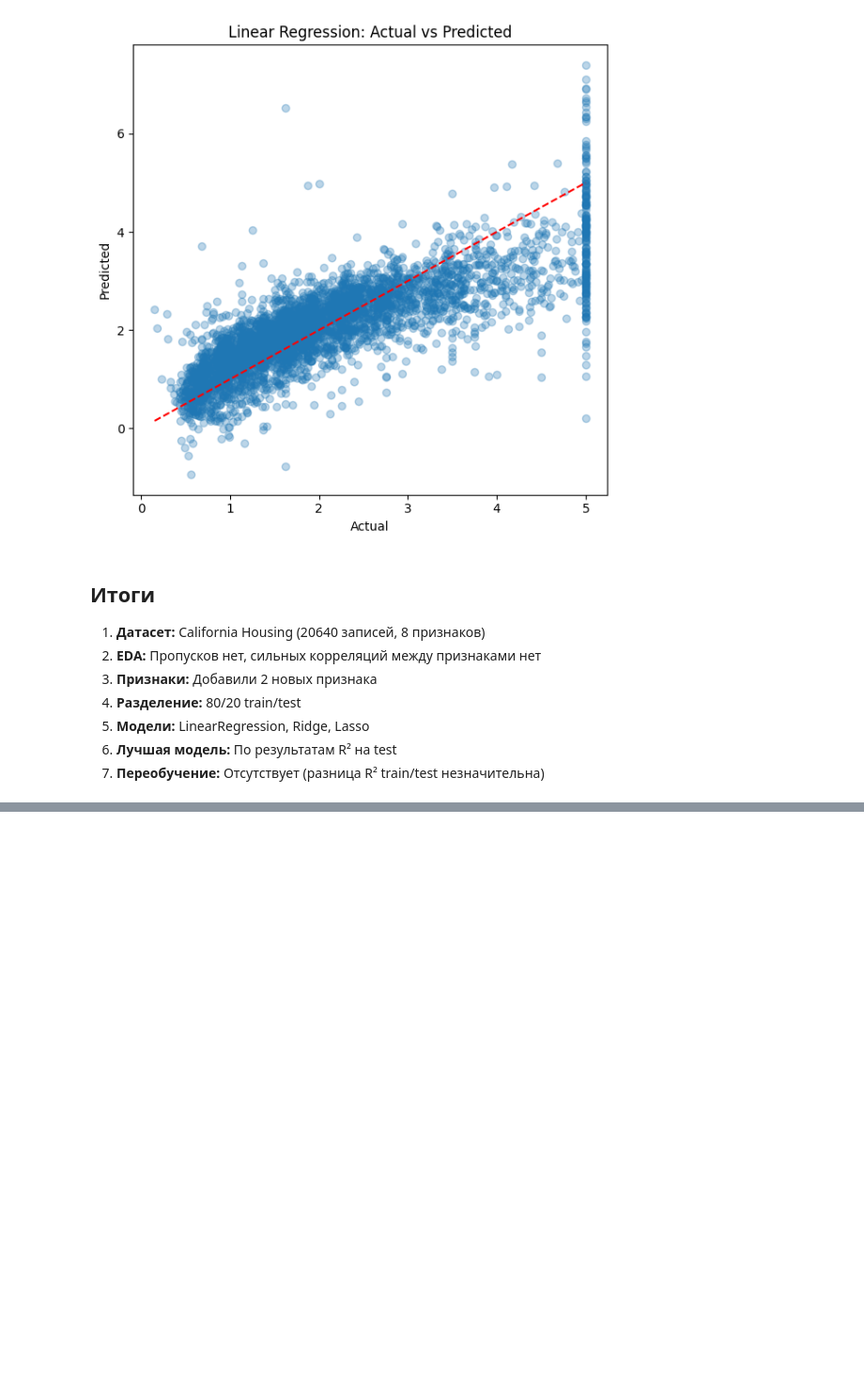
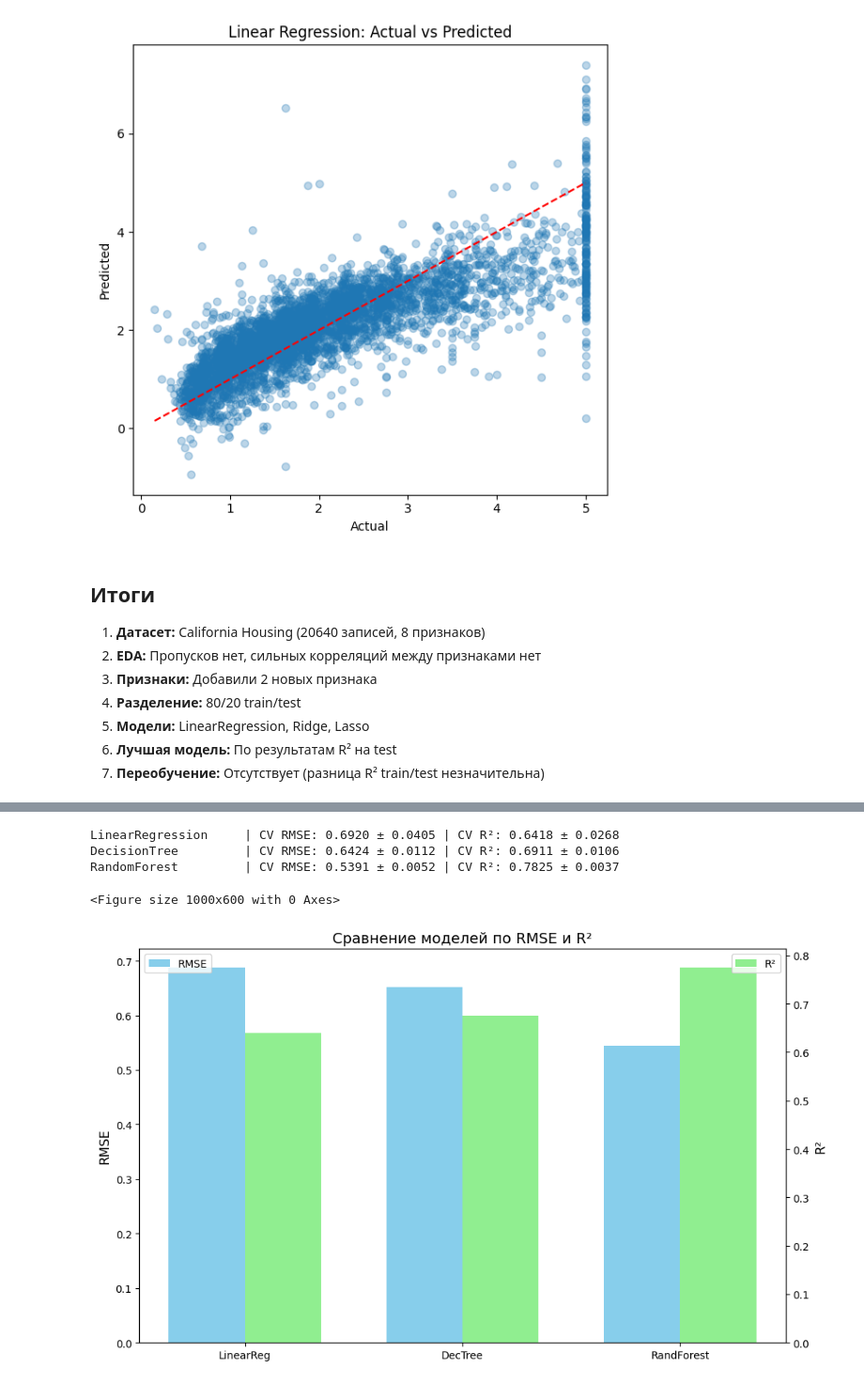
Before and after one commit to Elate11/ml-course-homeworks, a Jupyter notebook: hw_04_linear/ml_hw4_linear_regression.ipynb, the cells around one changed output, grey strips where cells are left out. Shown at 94% size. Drawn from its saved outputs; the diff is of its cells as text; code cells hidden in the pictures; blank space fills up the shorter version.

```diff
--- a/hw_04_linear/ml_hw4_linear_regression.ipynb
+++ b/hw_04_linear/ml_hw4_linear_regression.ipynb
@@ -198,0 +251,4 @@ plt.show()
+# %%
+lr_unscaled = LinearRegression()
+lr_unscaled.fit(X_train, y_train)
+results_trees.append(evaluate_and_print(lr_unscaled, X_test, y_test, 'LinearRegression (unscaled)'))
@@ -198,0 +260,2 @@ plt.show()
+# %%
+results_trees.append(evaluate_and_print(dt_model, X_test_tree, y_test, 'DecisionTree'))
@@ -198,0 +267,2 @@ plt.show()
+# %%
+results_trees.append(evaluate_and_print(rf_model, X_test_tree, y_test, 'RandomForest'))
@@ -198,0 +274,4 @@ plt.show()
+# %%
+results_trees_df = pd.DataFrame(results_trees)
+print("\n Сводная таблица метрик:")
+display(results_trees_df.sort_values('R2', ascending=False))
@@ -198,0 +294,46 @@ plt.show()
+# %%
+for name, model in models_cv:
+
+    scores_mse = -cross_val_score(model, X_train_tree, y_train, cv=cv_folds, scoring='neg_mean_squared_error')
+    scores_r2 = cross_val_score(model, X_train_tree, y_train, cv=cv_folds, scoring='r2')
+
+    rmse_cv = np.sqrt(scores_mse.mean())
+    r2_cv = scores_r2.mean()
+
+    print(f"{name:20s} | CV RMSE: {rmse_cv:.4f} ± {np.sqrt(scores_mse.var()):.4f} | CV R²: {r2_cv:.4f} ± {scores_r2.std():.4f}")
+# %% [output]
+LinearRegression     | CV RMSE: 0.6920 ± 0.0405 | CV R²: 0.6418 ± 0.0268
+DecisionTree         | CV RMSE: 0.6424 ± 0.0112 | CV R²: 0.6911 ± 0.0106
+RandomForest         | CV RMSE: 0.5391 ± 0.0052 | CV R²: 0.7825 ± 0.0037
+# %%
+plt.figure(figsize=(10, 6))
+
+models_names = ['LinearReg', 'DecTree', 'RandForest']
+rmse_vals = [results_trees_df[results_trees_df['Model']=='LinearRegression (unscaled)']['RMSE'].values[0],
+             results_trees_df[results_trees_df['Model']=='DecisionTree']['RMSE'].values[0],
+             results_trees_df[results_trees_df['Model']=='RandomForest']['RMSE'].values[0]]
+r2_vals = [results_trees_df[results_trees_df['Model']=='LinearRegression (unscaled)']['R2'].values[0],
+           results_trees_df[results_trees_df['Model']=='DecisionTree']['R2'].values[0],
+           results_trees_df[results_trees_df['Model']=='RandomForest']['R2'].values[0]]
+
+x = np.arange(len(models_names))
+width = 0.35
+
+fig, ax1 = plt.subplots(figsize=(10, 6))
+bars1 = ax1.bar(x - width/2, rmse_vals, width, label='RMSE', color='skyblue')
+ax1.set_ylabel('RMSE', fontsize=12)
+ax1.set_title('Сравнение моделей по RMSE и R²', fontsize=14)
+ax1.set_xticks(x)
+ax1.set_xticklabels(models_names)
+ax1.legend(loc='upper left')
+
+ax2 = ax1.twinx()
+bars2 = ax2.bar(x + width/2, r2_vals, width, label='R²', color='lightgreen')
+ax2.set_ylabel('R²', fontsize=12)
+ax2.legend(loc='upper right')
+
+plt.tight_layout()
+plt.show()
+# %% [output]
+<Figure size 1000x600 with 0 Axes>
+[figure, added]
```
Also changed, not shown: parts of 12 cells of this notebook, 2 other files.
